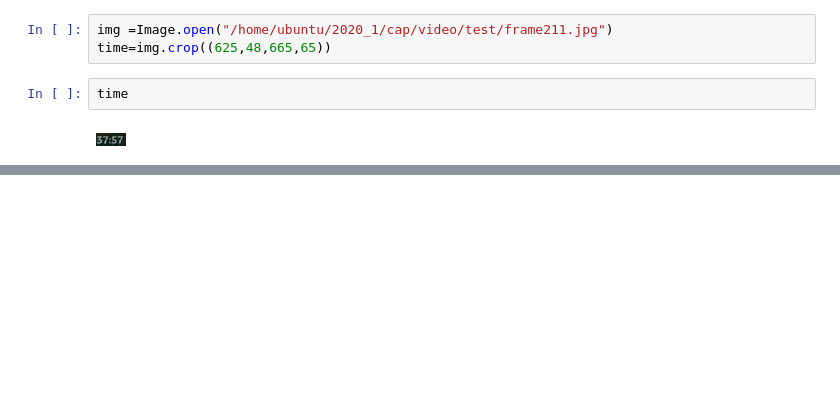
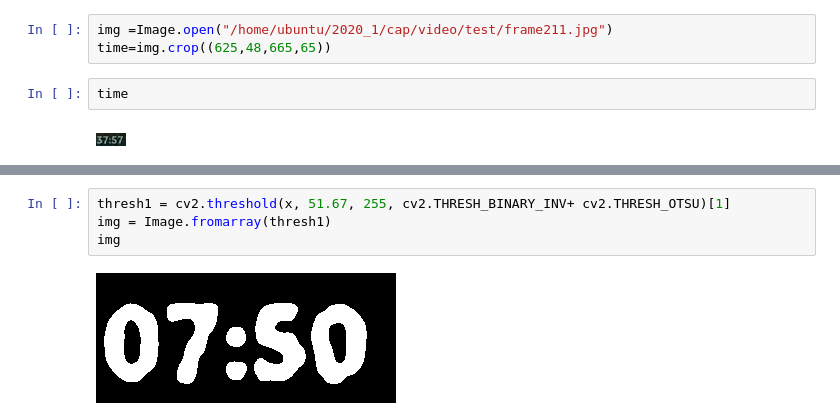
Before and after one commit to hyeinhyun/multimodal_highlight, a Jupyter notebook: ocr/vision_test.ipynb, the cells around one changed output, grey strips where cells are left out. Saved outputs shown, nothing was run; the diff lists cells and outputs as text; blank space fills up the shorter version.

```diff
--- a/ocr/vision_test.ipynb
+++ b/ocr/vision_test.ipynb
@@ -486,0 +550,6 @@ time
+# %%
+thresh1 = cv2.threshold(x, 51.67, 255, cv2.THRESH_BINARY_INV+ cv2.THRESH_OTSU)[1]
+img = Image.fromarray(thresh1)
+img
+# %% [output]
+[figure, added]
```
Also changed, not shown: parts of 27 cells of this notebook, 2 other files.
